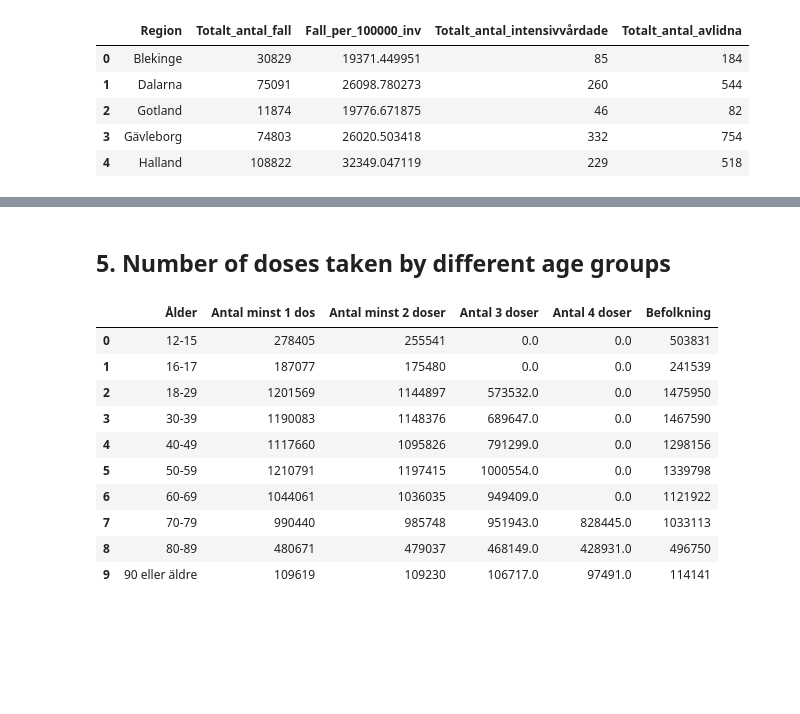
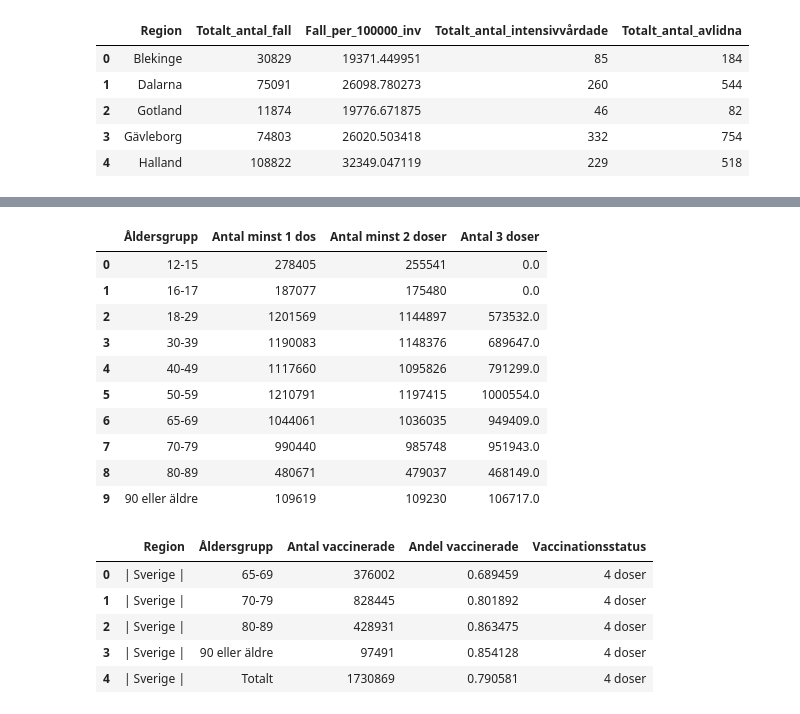
Before and after one commit to VineelaNedunuri/Databehandling-Vineela-Nedunuri, a Jupyter notebook: Labb/Uppgift3.ipynb, the cells around one changed output, grey strips where cells are left out. Cells and saved outputs as stored; diff of their text form; code cells hidden in the pictures; blank space fills up the shorter version.

Commit message:
labb

```diff
--- a/Labb/Uppgift3.ipynb
+++ b/Labb/Uppgift3.ipynb
@@ -145,17 +137,29 @@ df_diagram.head()
-# %% [markdown]
-## 5.  Number of doses taken by different age groups
 # %%
-df = df_diagram.groupby("Ålder")[["Antal minst 1 dos","Antal minst 2 doser", "Antal 3 doser", "Antal 4 doser", "Befolkning"]].sum(numeric_only= True).reset_index()
-df
+# For doses 1 to 3
+df = df_vaccine.groupby("Ålder")[["Antal minst 1 dos","Antal minst 2 doser", "Antal 3 doser"]].sum(numeric_only= True).reset_index()
+df1_to_3= df.rename(columns={"Ålder":"Åldersgrupp"}) # renamed bcz to maintain same name
+df1_to_3.replace("60-69","65-69", inplace=True) # other data having age 65-69
+df1_to_3
 # %% [output]
-|  | Ålder | Antal minst 1 dos | Antal minst 2 doser | Antal 3 doser | Antal 4 doser | Befolkning |
-| 0 | 12-15 | 278405 | 255541 | 0.0 | 0.0 | 503831 |
-| 1 | 16-17 | 187077 | 175480 | 0.0 | 0.0 | 241539 |
-| 2 | 18-29 | 1201569 | 1144897 | 573532.0 | 0.0 | 1475950 |
-| 3 | 30-39 | 1190083 | 1148376 | 689647.0 | 0.0 | 1467590 |
-| 4 | 40-49 | 1117660 | 1095826 | 791299.0 | 0.0 | 1298156 |
-| 5 | 50-59 | 1210791 | 1197415 | 1000554.0 | 0.0 | 1339798 |
-| 6 | 60-69 | 1044061 | 1036035 | 949409.0 | 0.0 | 1121922 |
-| 7 | 70-79 | 990440 | 985748 | 951943.0 | 828445.0 | 1033113 |
-| 8 | 80-89 | 480671 | 479037 | 468149.0 | 428931.0 | 496750 |
-| 9 | 90 eller äldre | 109619 | 109230 | 106717.0 | 97491.0 | 114141 |
+|  | Åldersgrupp | Antal minst 1 dos | Antal minst 2 doser | Antal 3 doser |
+| 0 | 12-15 | 278405 | 255541 | 0.0 |
+| 1 | 16-17 | 187077 | 175480 | 0.0 |
+| 2 | 18-29 | 1201569 | 1144897 | 573532.0 |
+| 3 | 30-39 | 1190083 | 1148376 | 689647.0 |
+| 4 | 40-49 | 1117660 | 1095826 | 791299.0 |
+| 5 | 50-59 | 1210791 | 1197415 | 1000554.0 |
+| 6 | 65-69 | 1044061 | 1036035 | 949409.0 |
+| 7 | 70-79 | 990440 | 985748 | 951943.0 |
+| 8 | 80-89 | 480671 | 479037 | 468149.0 |
+| 9 | 90 eller äldre | 109619 | 109230 | 106717.0 |
+# %%
+# for 4th dose
+df4 = pd.read_excel("../Labb/Data/Vaccine.xlsx", sheet_name="Dos 4 per åldersgrupp")
+df4.head()
+# %% [output]
+|  | Region | Åldersgrupp | Antal vaccinerade | Andel vaccinerade | Vaccinationsstatus |
+| 0 | | Sverige | | 65-69 | 376002 | 0.689459 | 4 doser |
+| 1 | | Sverige | | 70-79 | 828445 | 0.801892 | 4 doser |
+| 2 | | Sverige | | 80-89 | 428931 | 0.863475 | 4 doser |
+| 3 | | Sverige | | 90 eller äldre | 97491 | 0.854128 | 4 doser |
+| 4 | | Sverige | | Totalt | 1730869 | 0.790581 | 4 doser |
```
Also changed, not shown: parts of 22 cells of this notebook.
